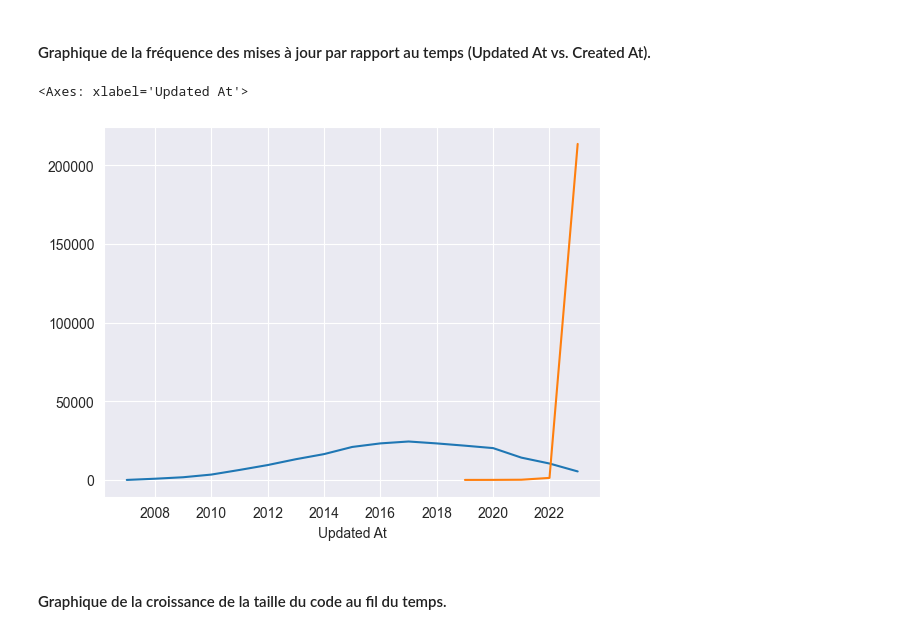
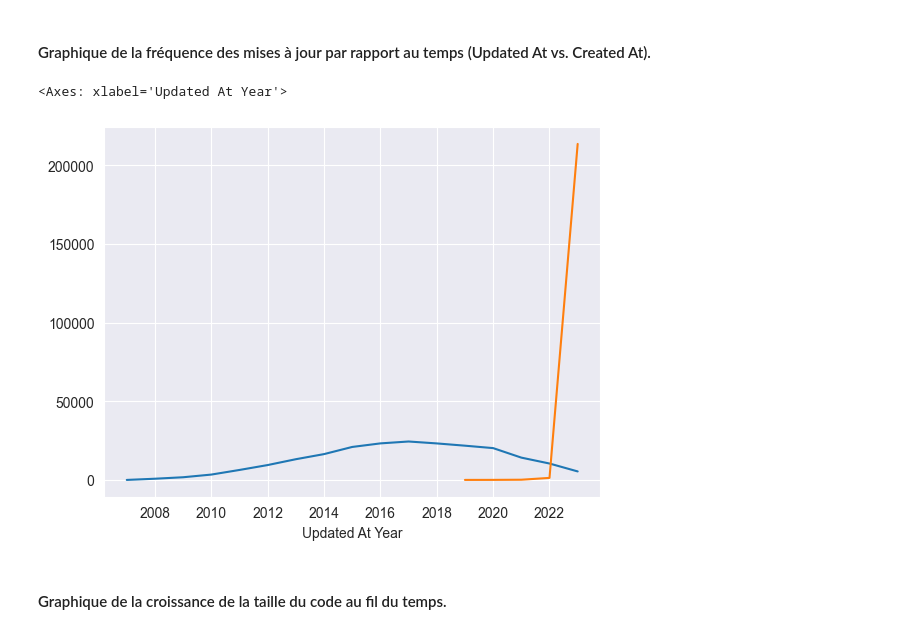
Before and after one commit to xhmyjae/stats-in-space, a Jupyter notebook: main.ipynb, the cells around one changed output. Drawn from its saved outputs; the diff is of its cells as text; code cells hidden in the pictures.

```diff
--- a/main.ipynb
+++ b/main.ipynb
@@ -38,17 +34,19 @@ from ast import literal_eval
 
 repositories = pd.read_csv('repositories.csv', parse_dates=['Created At', 'Updated At'])
 repositories['Topics'] = repositories['Topics'].apply(literal_eval).apply(tuple)
+repositories['Created At Year'] = repositories['Created At'].dt.year
+repositories['Updated At Year'] = repositories['Updated At'].dt.year
 # %% [markdown]
 # 1. Tendance des mises à jour au fil du temps.
 # %% [markdown]
 #### Graphique de la fréquence des mises à jour par rapport au temps (Updated At vs. Created At).
 # %%
 # Plot qui compare 'Updated At' et 'Created At' avec le nombre de repositories
-repositories.groupby([repositories['Created At'].dt.year]).size().plot(kind='line')
-repositories.groupby([repositories['Updated At'].dt.year]).size().plot(kind='line')
+repositories.groupby('Created At Year').size().plot(kind='line')
+repositories.groupby('Updated At Year').size().plot(kind='line')
 # %% [output]
-<Axes: xlabel='Updated At'>
+<Axes: xlabel='Updated At Year'>
-[figure, old version]
+[figure, new version]
 # %% [markdown]
 #### Graphique de la croissance de la taille du code au fil du temps.
 # %%
```
Also changed, not shown: parts of 5 cells of this notebook.
